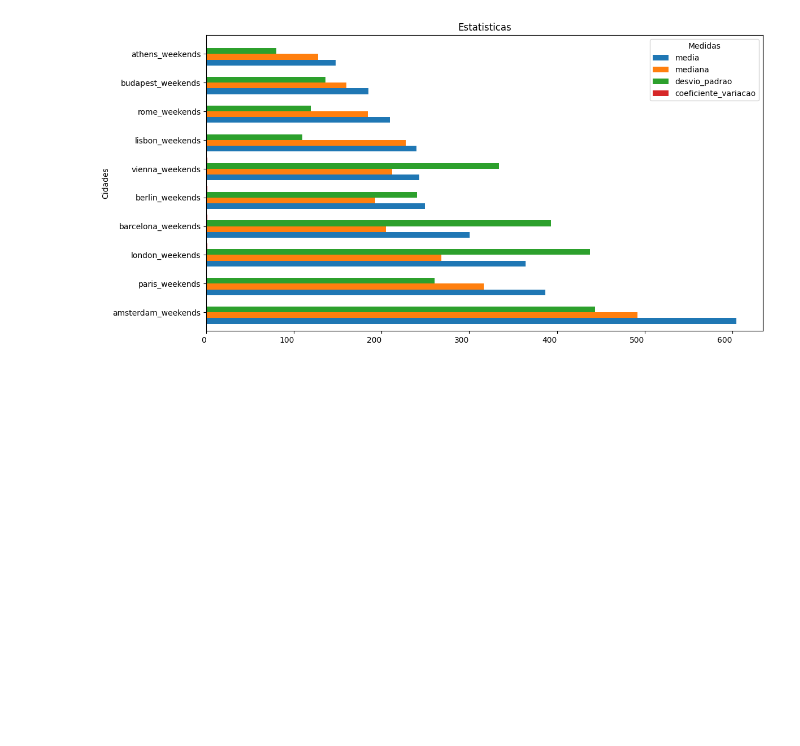
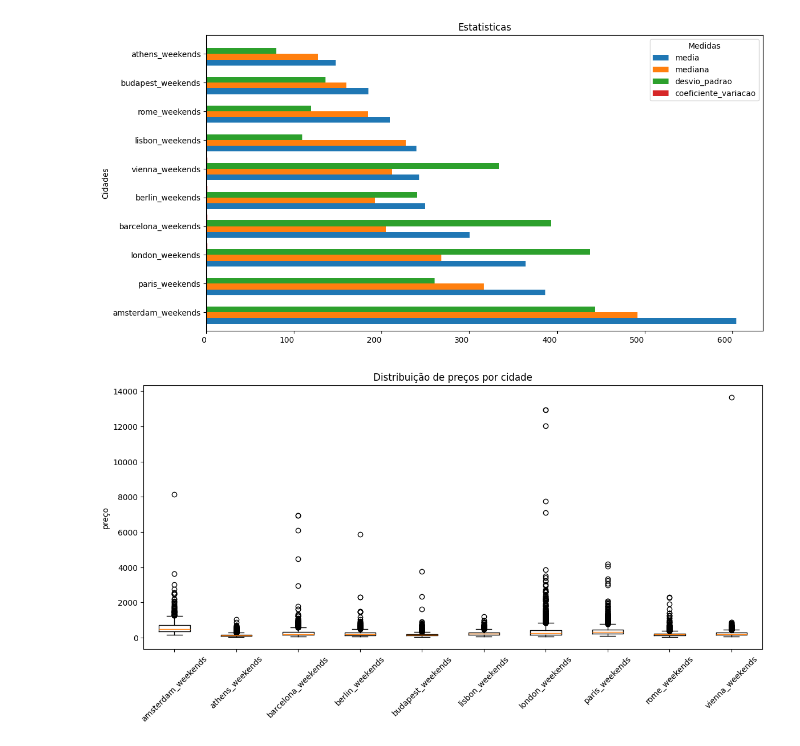
Before and after one commit to walleceoli/airbnb-europe-insights-, a Jupyter notebook: analise.ipynb, the cells around one changed output. Drawn from its saved outputs; the diff is of its cells as text; code cells hidden in the pictures; blank space fills up the shorter version.

```diff
--- a/analise.ipynb
+++ b/analise.ipynb
@@ -1039,3 +1051,7 @@ array(['amsterdam_weekdays', 'athens_weekdays', 'barcelona_weekdays',
 plot_barh_est_descri(df_fim_semana_estatisticas_descritivas, titulo ='Estatisticas', ylabel= 'Cidades')
 # %% [output]
 [figure]
+# %%
+boxplot_est_descri( df_dados_FimDeSemana, titulo = 'Distribuição de preços por cidade', ylabel = 'preço')
+# %% [output]
+[figure, added]
```
Also changed, not shown: parts of 52 cells of this notebook.
